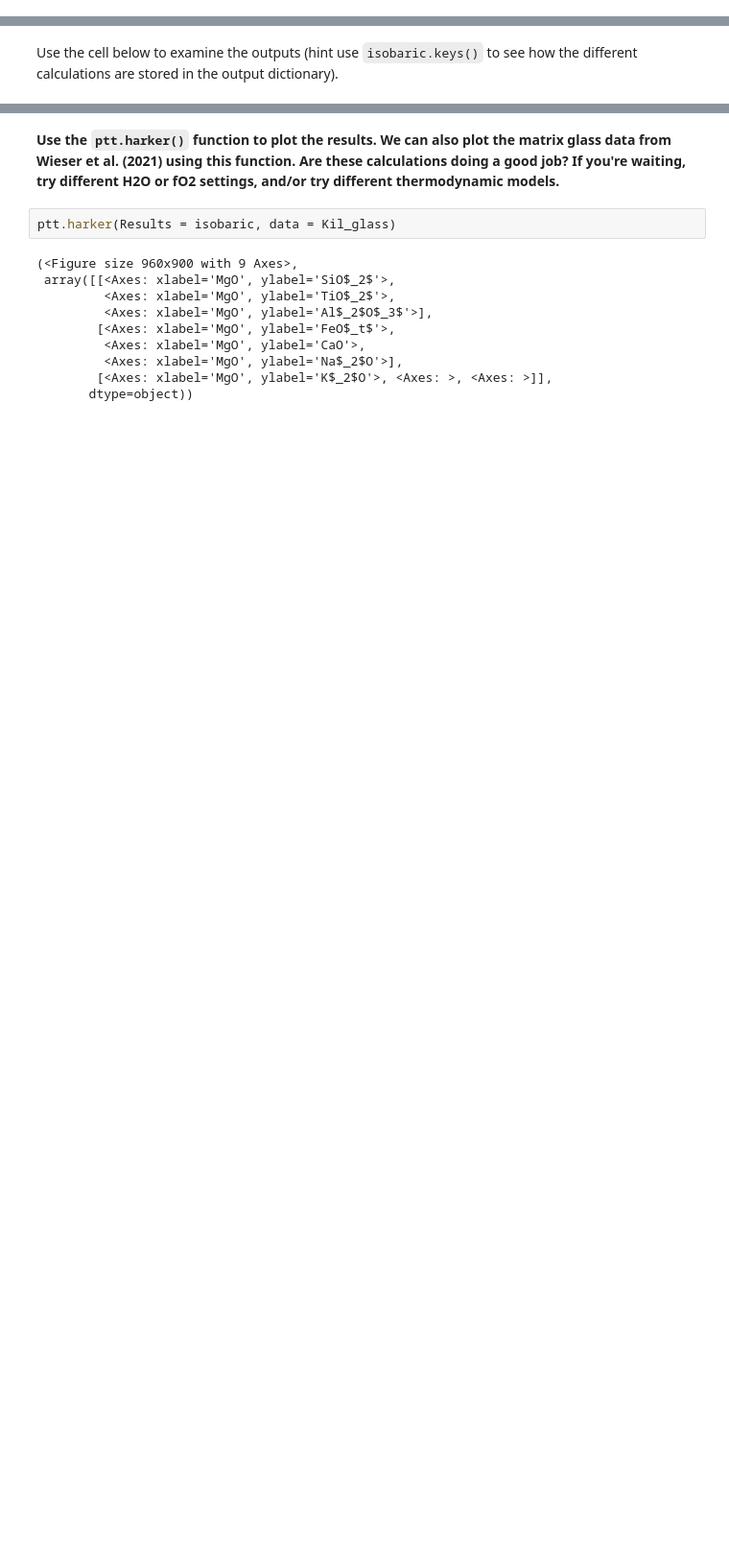
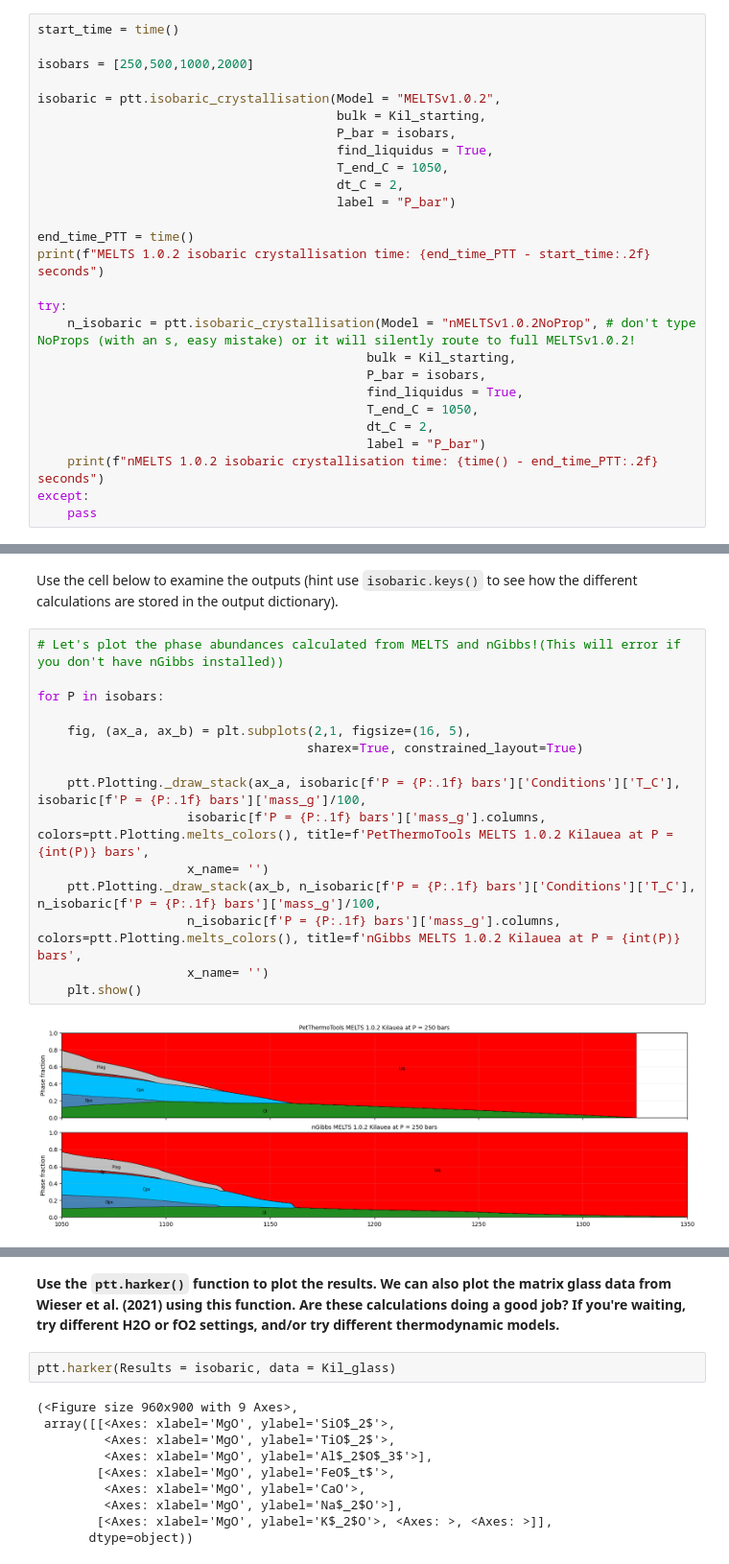
Before and after one commit to gleesonm1/PetThermoTools, a Jupyter notebook: Workshops/Jun_2026_VolCali/VolCali_ptt_workshop.ipynb, the cells around one changed output, grey strips where cells are left out. Shown at 96% size. Cells and saved outputs as stored; diff of their text form; blank space fills up the shorter version.

```diff
--- a/Workshops/Jun_2026_VolCali/VolCali_ptt_workshop.ipynb
+++ b/Workshops/Jun_2026_VolCali/VolCali_ptt_workshop.ipynb
@@ -202,0 +287,27 @@ isobaric = ptt.isobaric_crystallisation(Model = "MELTSv1.0.2",
+# %%
+start_time = time()
+
+isobars = [250,500,1000,2000]
+
+isobaric = ptt.isobaric_crystallisation(Model = "MELTSv1.0.2",
+                                        bulk = Kil_starting,
+                                        P_bar = isobars,
+                                        find_liquidus = True,
+                                        T_end_C = 1050,
+                                        dt_C = 2,
+                                        label = "P_bar")
+
+end_time_PTT = time()
+print(f"MELTS 1.0.2 isobaric crystallisation time: {end_time_PTT - start_time:.2f} seconds")
+
+try:
+    n_isobaric = ptt.isobaric_crystallisation(Model = "nMELTSv1.0.2NoProp", # don't type NoProps (with an s, easy mistake) or it will silently route to full MELTSv1.0.2!
+                                            bulk = Kil_starting,
+                                            P_bar = isobars,
+                                            find_liquidus = True,
+                                            T_end_C = 1050,
+                                            dt_C = 2,
+                                            label = "P_bar")
+    print(f"nMELTS 1.0.2 isobaric crystallisation time: {time() - end_time_PTT:.2f} seconds")
+except:
+    pass
@@ -203,2 +319,19 @@ isobaric = ptt.isobaric_crystallisation(Model = "MELTSv1.0.2",
 # %% [markdown]
 Use the cell below to examine the outputs (hint use `isobaric.keys()` to see how the different calculations are stored in the output dictionary).
+# %%
+# Let's plot the phase abundances calculated from MELTS and nGibbs!(This will error if you don't have nGibbs installed))
+
+for P in isobars:
+
+    fig, (ax_a, ax_b) = plt.subplots(2,1, figsize=(16, 5),
+                                    sharex=True, constrained_layout=True)
+
+    ptt.Plotting._draw_stack(ax_a, isobaric[f'P = {P:.1f} bars']['Conditions']['T_C'], isobaric[f'P = {P:.1f} bars']['mass_g']/100,
+                    isobaric[f'P = {P:.1f} bars']['mass_g'].columns, colors=ptt.Plotting.melts_colors(), title=f'PetThermoTools MELTS 1.0.2 Kilauea at P = {int(P)} bars',
+                    x_name= '')
+    ptt.Plotting._draw_stack(ax_b, n_isobaric[f'P = {P:.1f} bars']['Conditions']['T_C'], n_isobaric[f'P = {P:.1f} bars']['mass_g']/100,
+                    n_isobaric[f'P = {P:.1f} bars']['mass_g'].columns, colors=ptt.Plotting.melts_colors(), title=f'nGibbs MELTS 1.0.2 Kilauea at P = {int(P)} bars',
+                    x_name= '')
+    plt.show()
+# %% [output]
+[figure, added]
```
Also changed, not shown: parts of 26 cells of this notebook, 2 other files.
